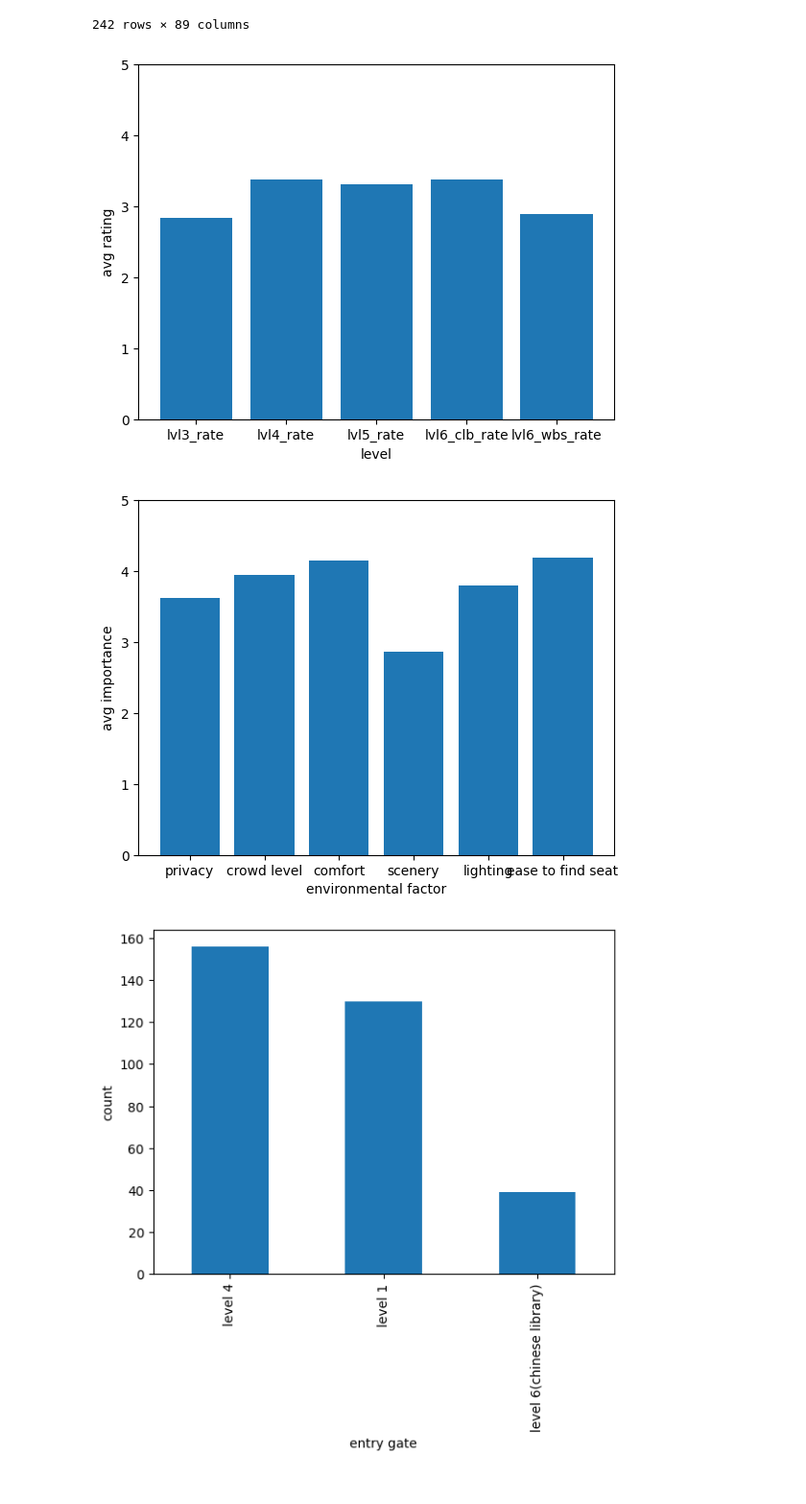
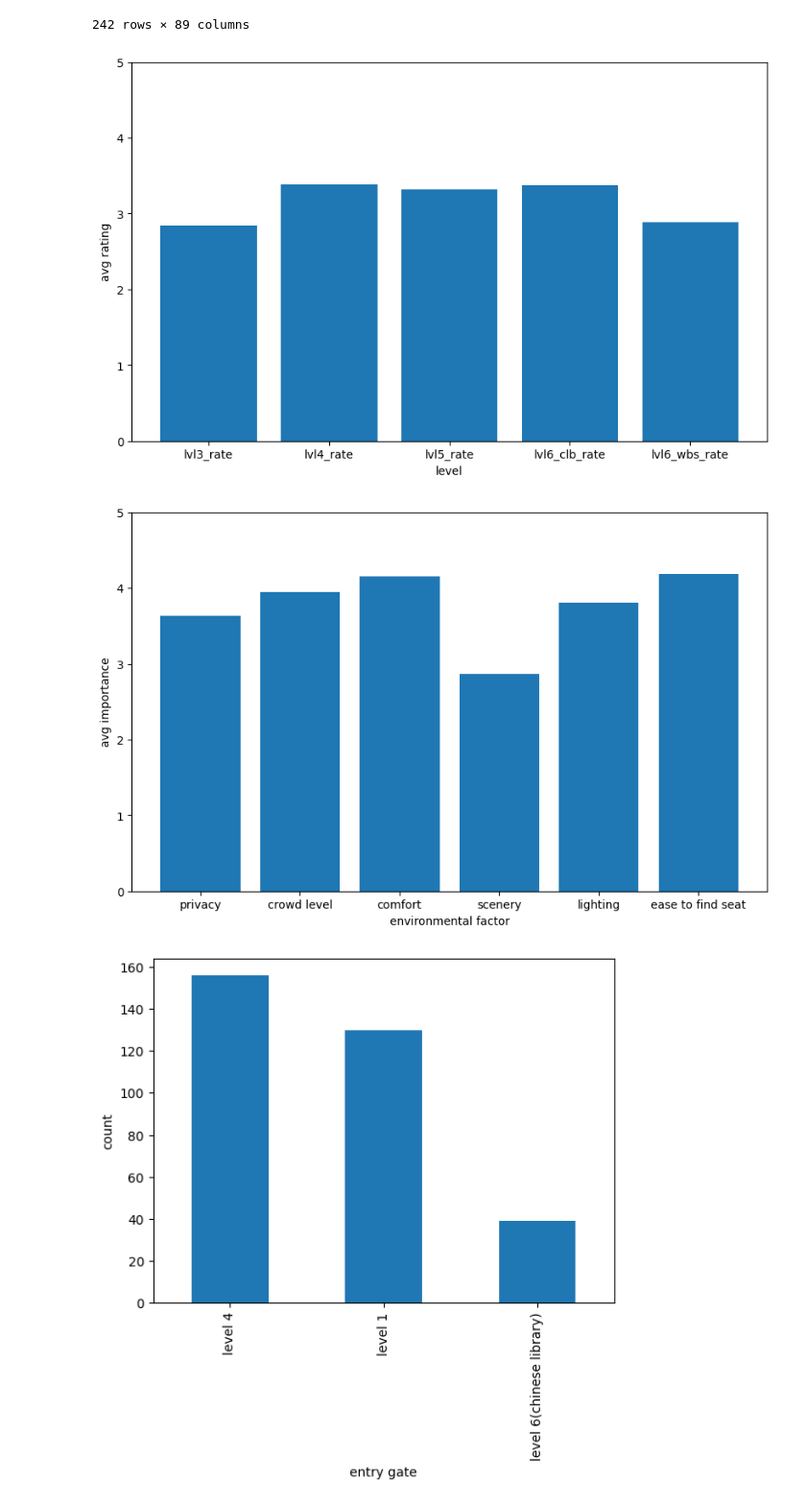
Before and after one commit to chriskbs/DSA3101, a Jupyter notebook: notebooks/survey_trend.ipynb, the cells around one changed output. Shown at 96% size. Saved outputs shown, nothing was run; the diff lists cells and outputs as text; code cells hidden in the pictures.

```diff
--- a/notebooks/survey_trend.ipynb
+++ b/notebooks/survey_trend.ipynb
@@ -57,28 +57,32 @@ df
 # %%
 # visualise avg ratings for each level
 rating_columns = ['lvl3_rate', 'lvl4_rate', 'lvl5_rate', 'lvl6_clb_rate', 'lvl6_wbs_rate']
 lvl_avg = df[rating_columns].mean()
 
+plt.figure(figsize=(10, 6))
 plt.bar(rating_columns,lvl_avg)
 plt.xlabel('level')
 plt.ylabel('avg rating')
 plt.ylim(0, 5)
 plt.show()
 # %% [output]
-[figure, old version]
+[figure, new version]
 # %%
 # visualise importance of each environmental component
 
 env_rating = ['privacy_rate', 'crowd_lvl_rate', 'comfort_rate', 'scenery_rate', 'lighting_rate', 'ease_find_seat_rate']
 env_avg = df[env_rating].mean()
 
-plt.bar(['privacy', 'crowd level', 'comfort', 'scenery', 'lighting', 'ease to find seat'],env_avg)
+env_factors = ['privacy', 'crowd level', 'comfort', 'scenery', 'lighting', 'ease to find seat']
+
+plt.figure(figsize=(10, 6))
+plt.bar(env_factors,env_avg)
 plt.xlabel('environmental factor')
 plt.ylabel('avg importance')
 plt.ylim(0,5)
 plt.show()
 # %% [output]
-[figure, old version]
+[figure, new version]
 # %%
 # visualise distribution of starting gate from survey
 
```
Also changed, not shown: parts of 18 cells of this notebook.
